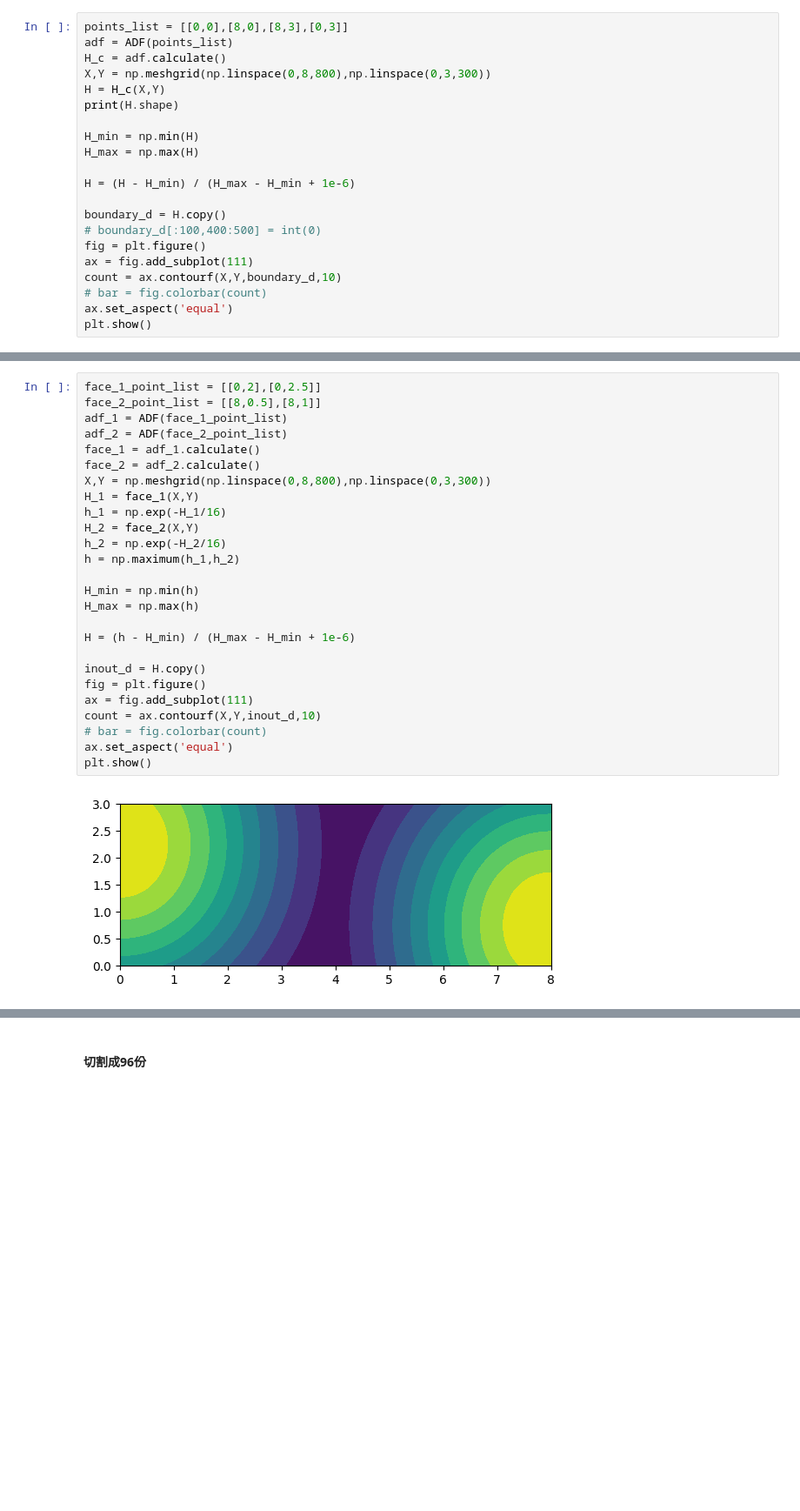
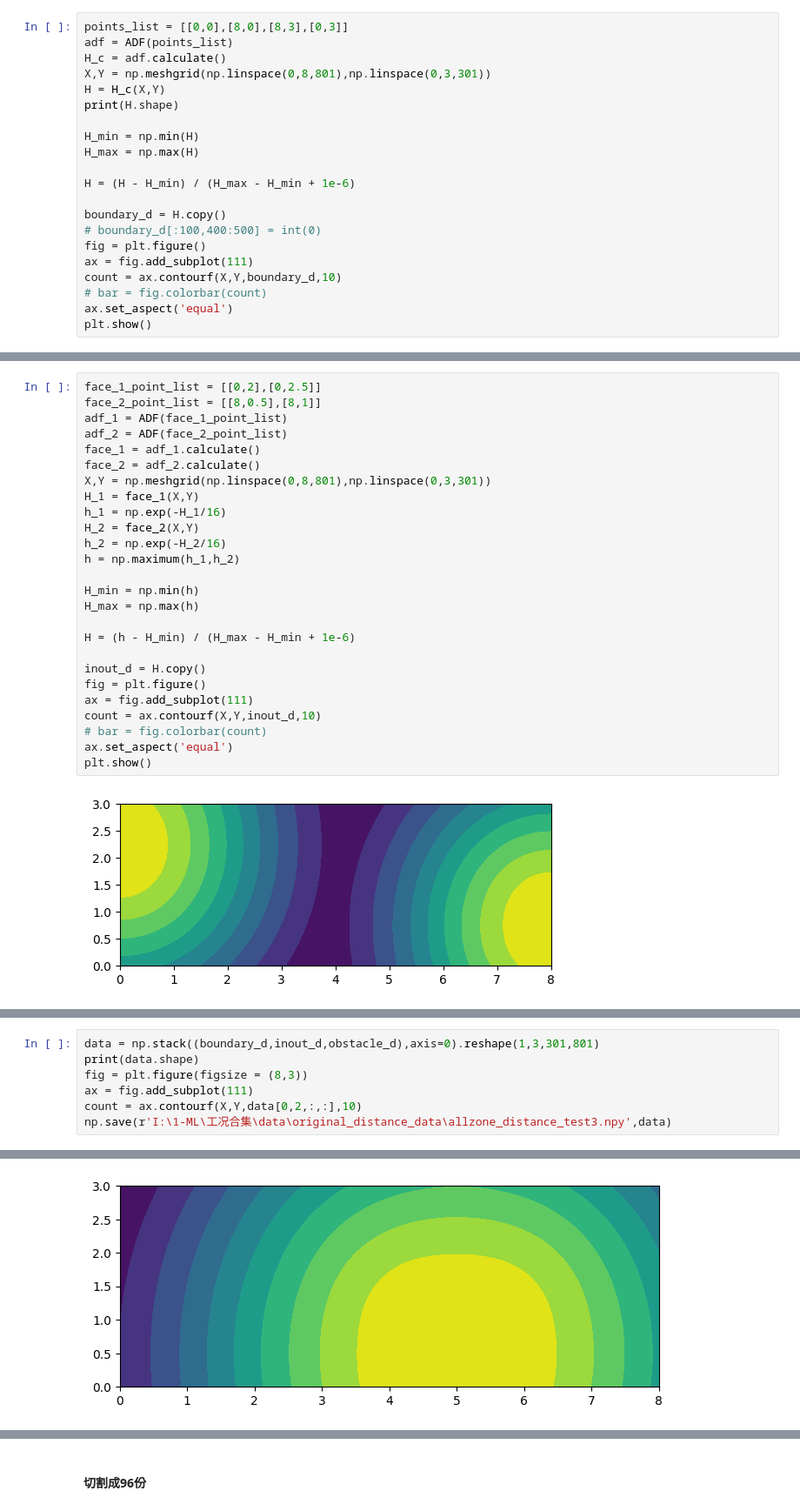
Before and after one commit to T1318/Fast-predication, a Jupyter notebook: utils/Data_process.ipynb, the cells around one changed output, grey strips where cells are left out. Shown at 87% size. Cells and saved outputs as stored; diff of their text form; blank space fills up the shorter version.

```diff
--- a/utils/Data_process.ipynb
+++ b/utils/Data_process.ipynb
@@ -30,7 +30,7 @@ self_split = 2
 points_list = [[0,0],[8,0],[8,3],[0,3]]
 adf = ADF(points_list)
 H_c = adf.calculate()
-X,Y = np.meshgrid(np.linspace(0,8,800),np.linspace(0,3,300))
+X,Y = np.meshgrid(np.linspace(0,8,801),np.linspace(0,3,301))
 H = H_c(X,Y)
 print(H.shape)
 
@@ -86,7 +86,7 @@ adf_1 = ADF(face_1_point_list)
 adf_2 = ADF(face_2_point_list)
 face_1 = adf_1.calculate()
 face_2 = adf_2.calculate()
-X,Y = np.meshgrid(np.linspace(0,8,800),np.linspace(0,3,300))
+X,Y = np.meshgrid(np.linspace(0,8,801),np.linspace(0,3,301))
 H_1 = face_1(X,Y)
 h_1 = np.exp(-H_1/16)
 H_2 = face_2(X,Y)
@@ -109,0 +112,8 @@ plt.show()
+# %%
+data = np.stack((boundary_d,inout_d,obstacle_d),axis=0).reshape(1,3,301,801)
+print(data.shape)
+fig = plt.figure(figsize = (8,3))
+ax = fig.add_subplot(111)
+count = ax.contourf(X,Y,data[0,2,:,:],10)
+np.save(r'I:\1-ML\工况合集\data\original_distance_data\allzone_distance_test3.npy',data)
+# %% [output]
@@ -109,0 +121 @@ plt.show()
+[figure, added]
```
Also changed, not shown: parts of 23 cells of this notebook, 32 other files.
